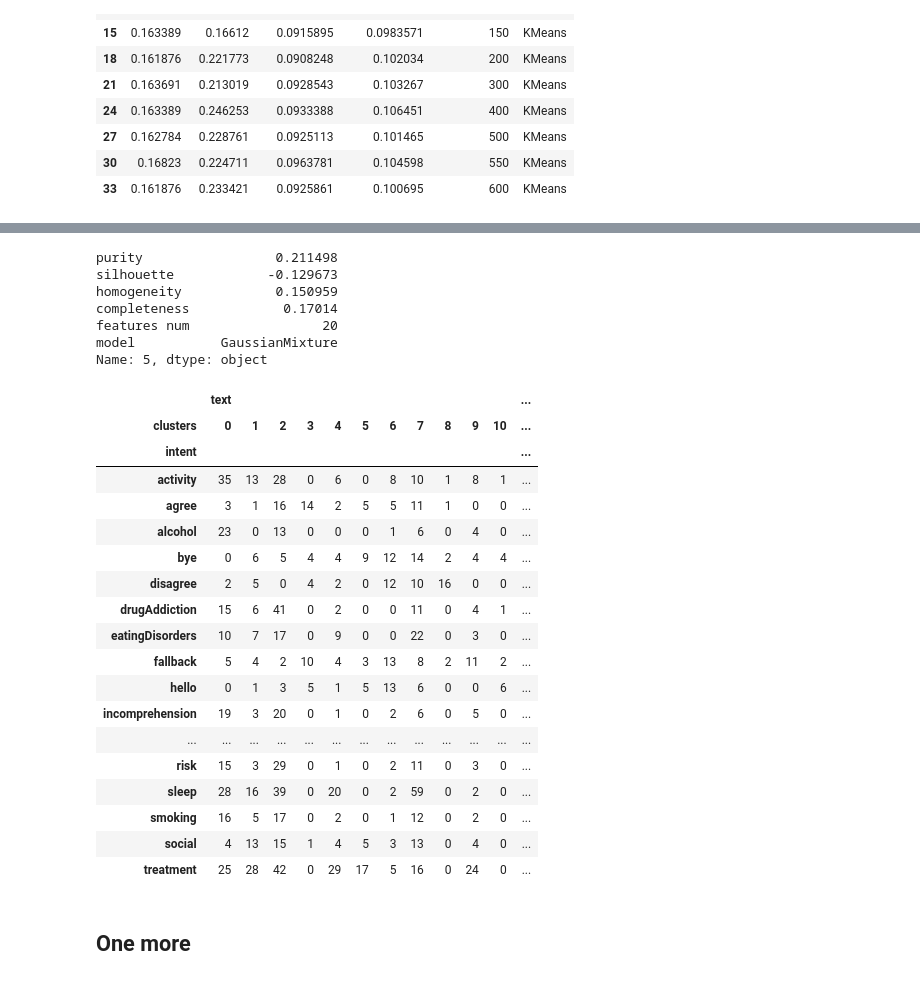
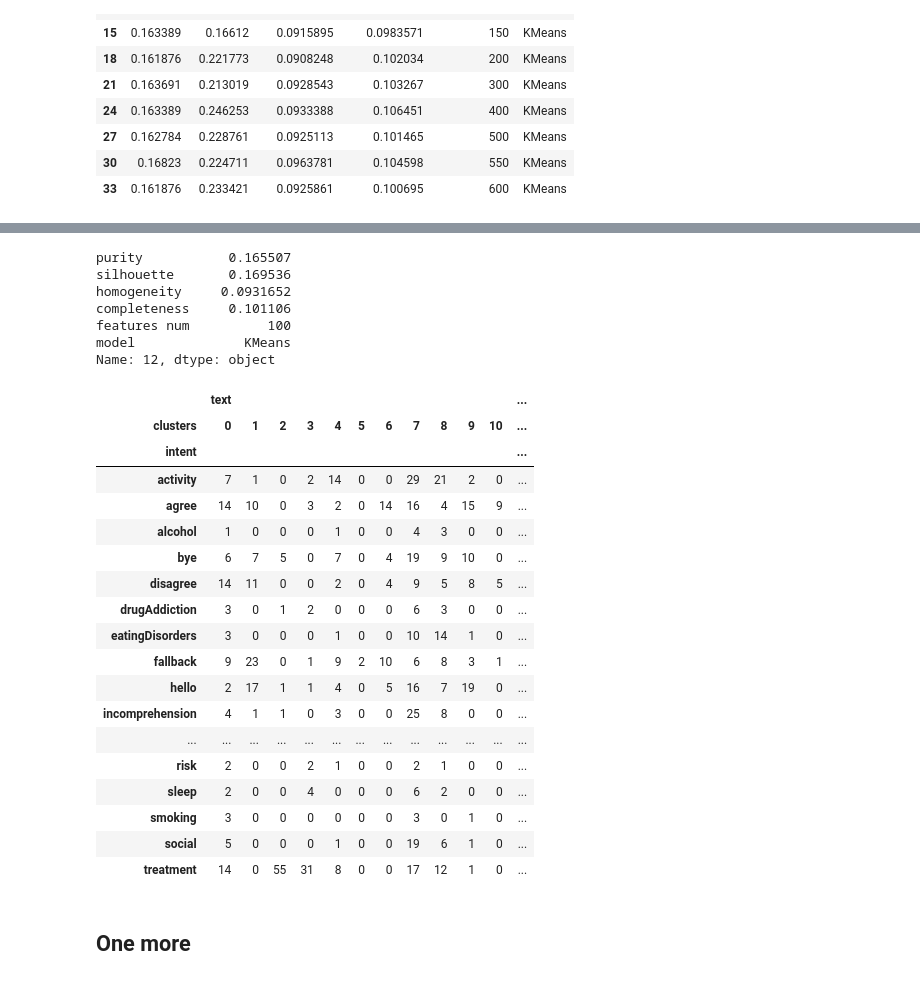
Before and after one commit to pasana/paradec, a Jupyter notebook: selecting w2v.ipynb, the cells around one changed output, grey strips where cells are left out. Drawn from its saved outputs; the diff is of its cells as text; code cells hidden in the pictures.

```diff
--- a/selecting w2v.ipynb
+++ b/selecting w2v.ipynb
@@ -280,35 +282,35 @@ results.groupby('features num').mean().plot(title='W2V').get_figure().savefig('r
 # %%
-results.loc[5]
+results.loc[12]
 # %% [output]
-purity                 0.211498
-silhouette            -0.129673
-homogeneity            0.150959
-completeness            0.17014
-features num                 20
-model           GaussianMixture
-Name: 5, dtype: object
+purity           0.165507
+silhouette       0.169536
+homogeneity     0.0931652
+completeness     0.101106
+features num          100
+model              KMeans
+Name: 12, dtype: object
 # %%
-cms[6]
+cms[14]
 # %% [output]
 |  | text |  |  |  |  |  |  |  |  |  |  | ... |
 | clusters | 0 | 1 | 2 | 3 | 4 | 5 | 6 | 7 | 8 | 9 | 10 | ... |
 | intent |  |  |  |  |  |  |  |  |  |  |  | ... |
-| activity | 35 | 13 | 28 | 0 | 6 | 0 | 8 | 10 | 1 | 8 | 1 | ... |
-| agree | 3 | 1 | 16 | 14 | 2 | 5 | 5 | 11 | 1 | 0 | 0 | ... |
-| alcohol | 23 | 0 | 13 | 0 | 0 | 0 | 1 | 6 | 0 | 4 | 0 | ... |
-| bye | 0 | 6 | 5 | 4 | 4 | 9 | 12 | 14 | 2 | 4 | 4 | ... |
-| disagree | 2 | 5 | 0 | 4 | 2 | 0 | 12 | 10 | 16 | 0 | 0 | ... |
-| drugAddiction | 15 | 6 | 41 | 0 | 2 | 0 | 0 | 11 | 0 | 4 | 1 | ... |
-| eatingDisorders | 10 | 7 | 17 | 0 | 9 | 0 | 0 | 22 | 0 | 3 | 0 | ... |
-| fallback | 5 | 4 | 2 | 10 | 4 | 3 | 13 | 8 | 2 | 11 | 2 | ... |
-| hello | 0 | 1 | 3 | 5 | 1 | 5 | 13 | 6 | 0 | 0 | 6 | ... |
-| incomprehension | 19 | 3 | 20 | 0 | 1 | 0 | 2 | 6 | 0 | 5 | 0 | ... |
+| activity | 7 | 1 | 0 | 2 | 14 | 0 | 0 | 29 | 21 | 2 | 0 | ... |
+| agree | 14 | 10 | 0 | 3 | 2 | 0 | 14 | 16 | 4 | 15 | 9 | ... |
+| alcohol | 1 | 0 | 0 | 0 | 1 | 0 | 0 | 4 | 3 | 0 | 0 | ... |
+| bye | 6 | 7 | 5 | 0 | 7 | 0 | 4 | 19 | 9 | 10 | 0 | ... |
+| disagree | 14 | 11 | 0 | 0 | 2 | 0 | 4 | 9 | 5 | 8 | 5 | ... |
+| drugAddiction | 3 | 0 | 1 | 2 | 0 | 0 | 0 | 6 | 3 | 0 | 0 | ... |
+| eatingDisorders | 3 | 0 | 0 | 0 | 1 | 0 | 0 | 10 | 14 | 1 | 0 | ... |
+| fallback | 9 | 23 | 0 | 1 | 9 | 2 | 10 | 6 | 8 | 3 | 1 | ... |
+| hello | 2 | 17 | 1 | 1 | 4 | 0 | 5 | 16 | 7 | 19 | 0 | ... |
+| incomprehension | 4 | 1 | 1 | 0 | 3 | 0 | 0 | 25 | 8 | 0 | 0 | ... |
 | ... | ... | ... | ... | ... | ... | ... | ... | ... | ... | ... | ... | ... |
-| risk | 15 | 3 | 29 | 0 | 1 | 0 | 2 | 11 | 0 | 3 | 0 | ... |
-| sleep | 28 | 16 | 39 | 0 | 20 | 0 | 2 | 59 | 0 | 2 | 0 | ... |
-| smoking | 16 | 5 | 17 | 0 | 2 | 0 | 1 | 12 | 0 | 2 | 0 | ... |
-| social | 4 | 13 | 15 | 1 | 4 | 5 | 3 | 13 | 0 | 4 | 0 | ... |
-| treatment | 25 | 28 | 42 | 0 | 29 | 17 | 5 | 16 | 0 | 24 | 0 | ... |
+| risk | 2 | 0 | 0 | 2 | 1 | 0 | 0 | 2 | 1 | 0 | 0 | ... |
+| sleep | 2 | 0 | 0 | 4 | 0 | 0 | 0 | 6 | 2 | 0 | 0 | ... |
+| smoking | 3 | 0 | 0 | 0 | 0 | 0 | 0 | 3 | 0 | 1 | 0 | ... |
+| social | 5 | 0 | 0 | 0 | 1 | 0 | 0 | 19 | 6 | 1 | 0 | ... |
+| treatment | 14 | 0 | 55 | 31 | 8 | 0 | 0 | 17 | 12 | 1 | 0 | ... |
 # %% [markdown]
 ## One more
 # %%
```
Also changed, not shown: parts of 3 cells of this notebook, 29 other files.
